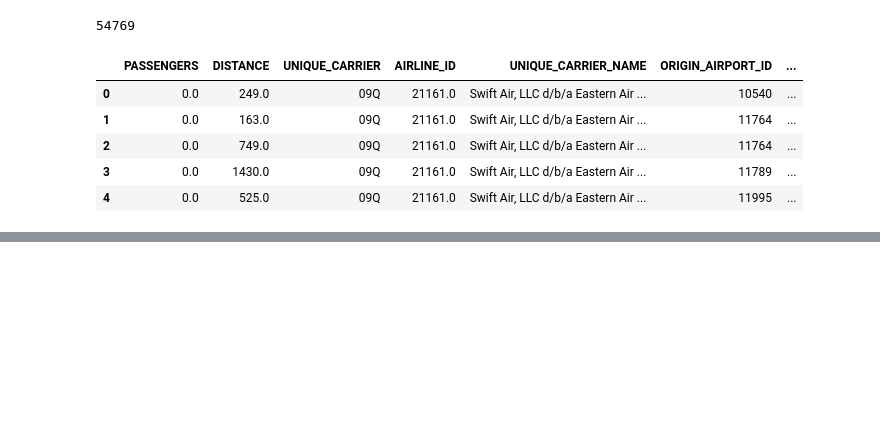
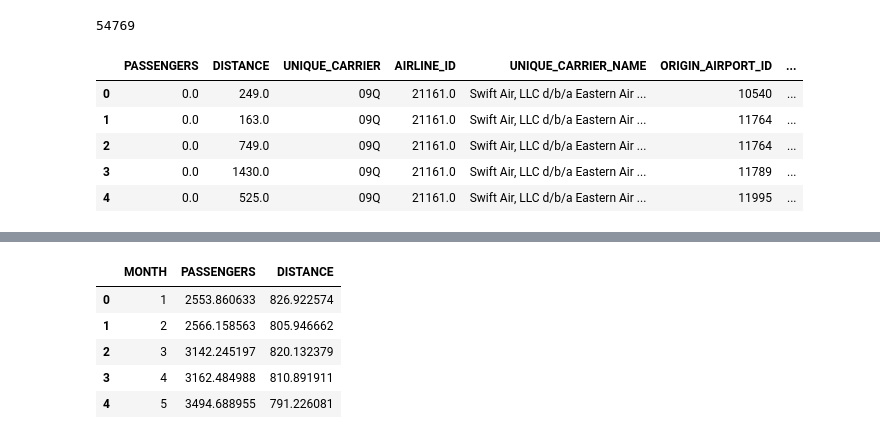
Before and after one commit to giolee88/FluTracker, a Jupyter notebook: Code/Population_AirTravel.ipynb, the cells around one changed output, grey strips where cells are left out. Cells and saved outputs as stored; diff of their text form; code cells hidden in the pictures; blank space fills up the shorter version.

```diff
--- a/Code/Population_AirTravel.ipynb
+++ b/Code/Population_AirTravel.ipynb
@@ -54,0 +71,13 @@ df_air.head()
+# %%
+df_air_ny_grp = df_air_ny_grp.groupby(['MONTH'])
+df_air_summary = pd.DataFrame(df_air_ny_grp[['PASSENGERS','DISTANCE']].mean())
+df_air_summary = df_air_summary.reset_index()
+df_air_summary.sort_values(by=['MONTH'],ascending=True)
+df_air_summary.head()
+# %% [output]
+|  | MONTH | PASSENGERS | DISTANCE |
+| 0 | 1 | 2553.860633 | 826.922574 |
+| 1 | 2 | 2566.158563 | 805.946662 |
+| 2 | 3 | 3142.245197 | 820.132379 |
+| 3 | 4 | 3162.484988 | 810.891911 |
+| 4 | 5 | 3494.688955 | 791.226081 |
```
Also changed, not shown: parts of 3 cells of this notebook.
